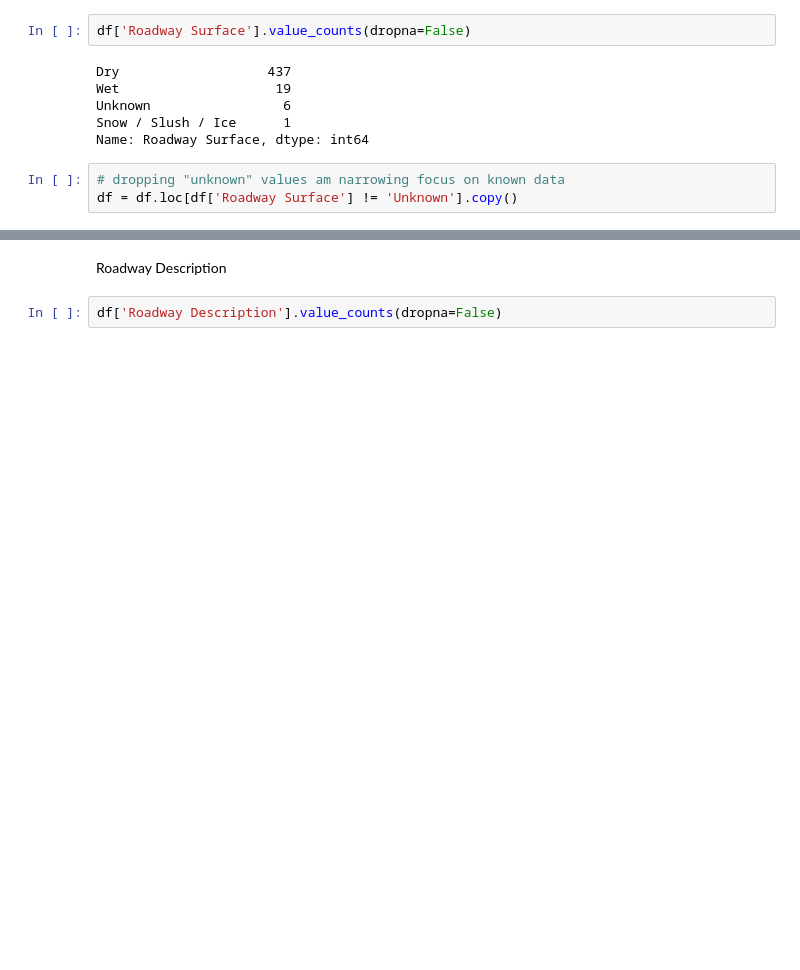
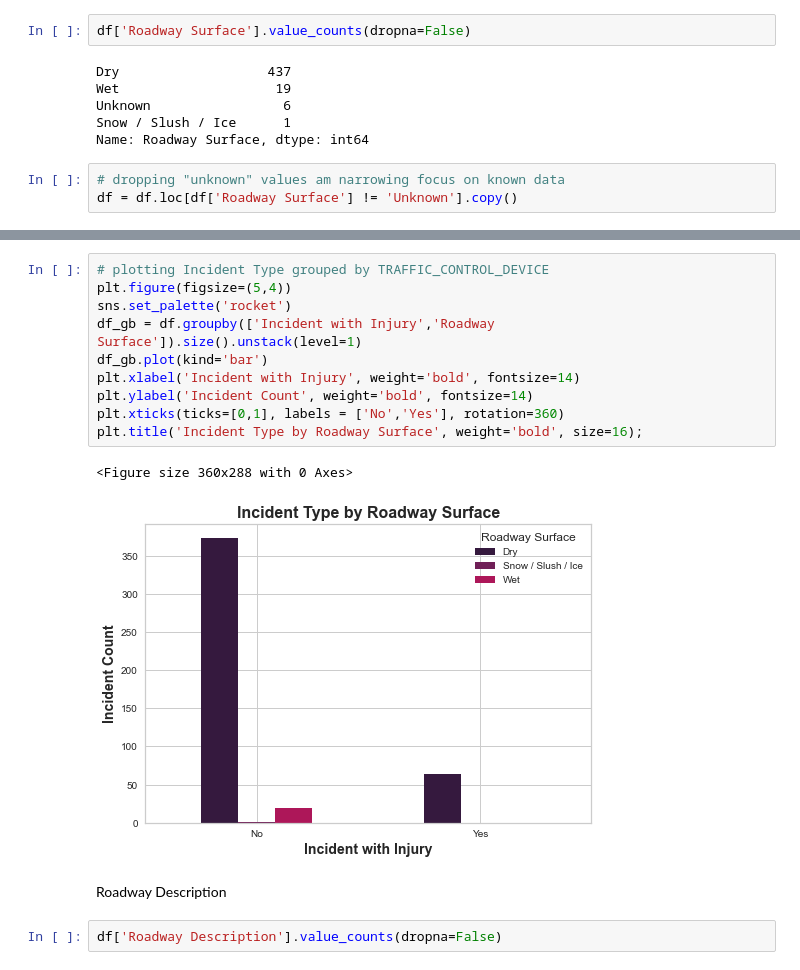
Before and after one commit to brdeleon/ADS_crash_analysis, a Jupyter notebook: ads_crash_analysis.ipynb, the cells around one changed output, grey strips where cells are left out. Saved outputs shown, nothing was run; the diff lists cells and outputs as text; blank space fills up the shorter version.

```diff
--- a/ads_crash_analysis.ipynb
+++ b/ads_crash_analysis.ipynb
@@ -677,3 +692,16 @@ df = df.loc[df['Roadway Surface'] != 'Unknown'].copy()
+# %%
+# plotting Incident Type grouped by TRAFFIC_CONTROL_DEVICE
+plt.figure(figsize=(5,4))
+sns.set_palette('rocket')
+df_gb = df.groupby(['Incident with Injury','Roadway Surface']).size().unstack(level=1)
+df_gb.plot(kind='bar')
+plt.xlabel('Incident with Injury', weight='bold', fontsize=14)
+plt.ylabel('Incident Count', weight='bold', fontsize=14)
+plt.xticks(ticks=[0,1], labels = ['No','Yes'], rotation=360)
+plt.title('Incident Type by Roadway Surface', weight='bold', size=16);
+# %% [output]
+<Figure size 360x288 with 0 Axes>
+[figure, added]
 # %% [markdown]
 Roadway Description
 # %%
```
Also changed, not shown: parts of 10 cells of this notebook.
